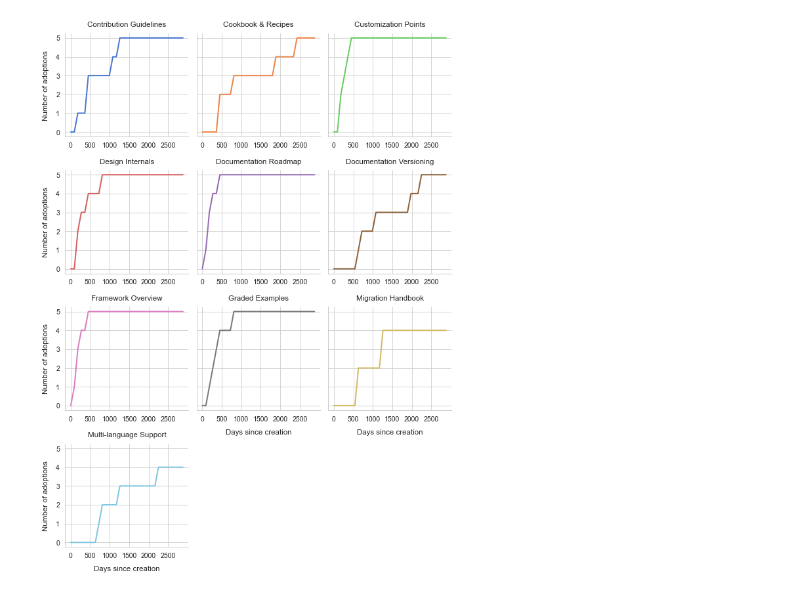
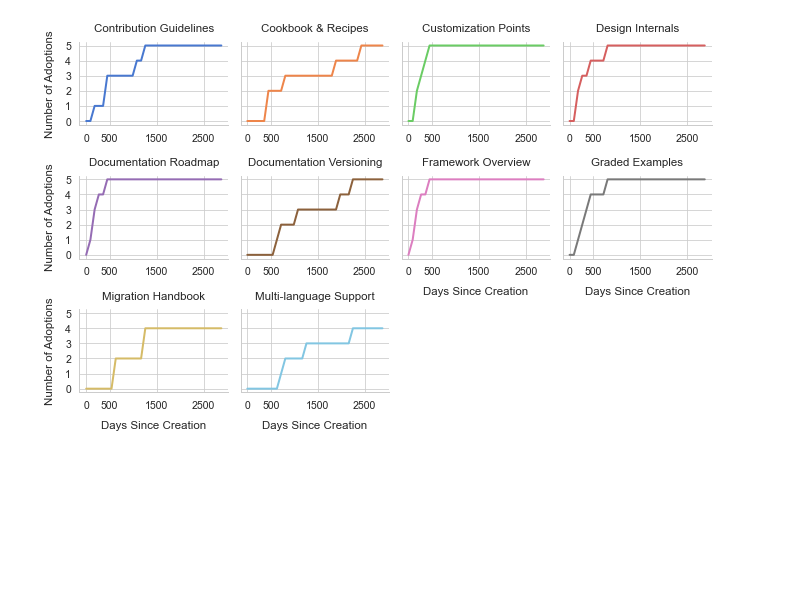
Before and after one commit to joaorafaelsantos/msc-thesis, a Jupyter notebook: notebooks/analysis/days/overall_pattern_adoption_over_time.ipynb, the cells around one changed output. Drawn from its saved outputs; the diff is of its cells as text; code cells hidden in the pictures; blank space fills up the shorter version.

Commit message:
Updated pattern adoption figures

```diff
--- a/notebooks/analysis/days/overall_pattern_adoption_over_time.ipynb
+++ b/notebooks/analysis/days/overall_pattern_adoption_over_time.ipynb
@@ -31,29 +31,24 @@ with open("../../../data/analysis/patterns_last_data_point.json") as patterns_fi
 # %%
 sns.set(context="paper", palette="muted", style="whitegrid", font='sans-serif', font_scale=1.2)
 df = pd.DataFrame(data={'count': [record["count"] for record in days], 'pattern': [record["pattern"] for record in days], 'day': [record["day"] for record in days]})
 
-g = sns.FacetGrid(df, col="pattern", hue="pattern", col_wrap=3)
+g = sns.FacetGrid(df, col="pattern", hue="pattern", col_wrap=4, height=2, aspect=1.2)
 
 g.map(sns.lineplot, "day", "count",  linewidth=2)
 
 for i in range(0, 10):
     g.axes[i].xaxis.labelpad = 10
     g.axes[i].yaxis.labelpad = 10
-    g.axes[i].set(xticks=[0, 500, 1000, 1500, 2000, 2500])
+    g.axes[i].set(xticks=[0, 500, 1500, 2500], yticks=[0,1,2,3,4,5], xlabel="Days Since Creation")
 
 for ax in g.axes.flatten():
     ax.tick_params(labelbottom=True)
 
-g.axes[-1].set(xlabel="Days since creation")
-g.axes[-2].set(xlabel="Days since creation")
-g.axes[-3].set(xlabel="Days since creation")
-
-
 g.set_titles(col_template="{col_name}", pad=10)
 
-g.set(ylabel="Number of adoptions")
+g.set(ylabel="Number of Adoptions")
 
 g.fig.tight_layout()
-# g.savefig(f'../../../figures/pattern_adoption/overall_pattern_adoption_over_time.pdf', format='pdf', bbox_inches="tight")
+g.savefig(f'../../../figures/pattern_adoption/overall_pattern_adoption_over_time.pdf', format='pdf', bbox_inches="tight")
 # %% [output]
-[figure, old version]
+[figure, new version]
```
Also changed, not shown: 9 other files.
